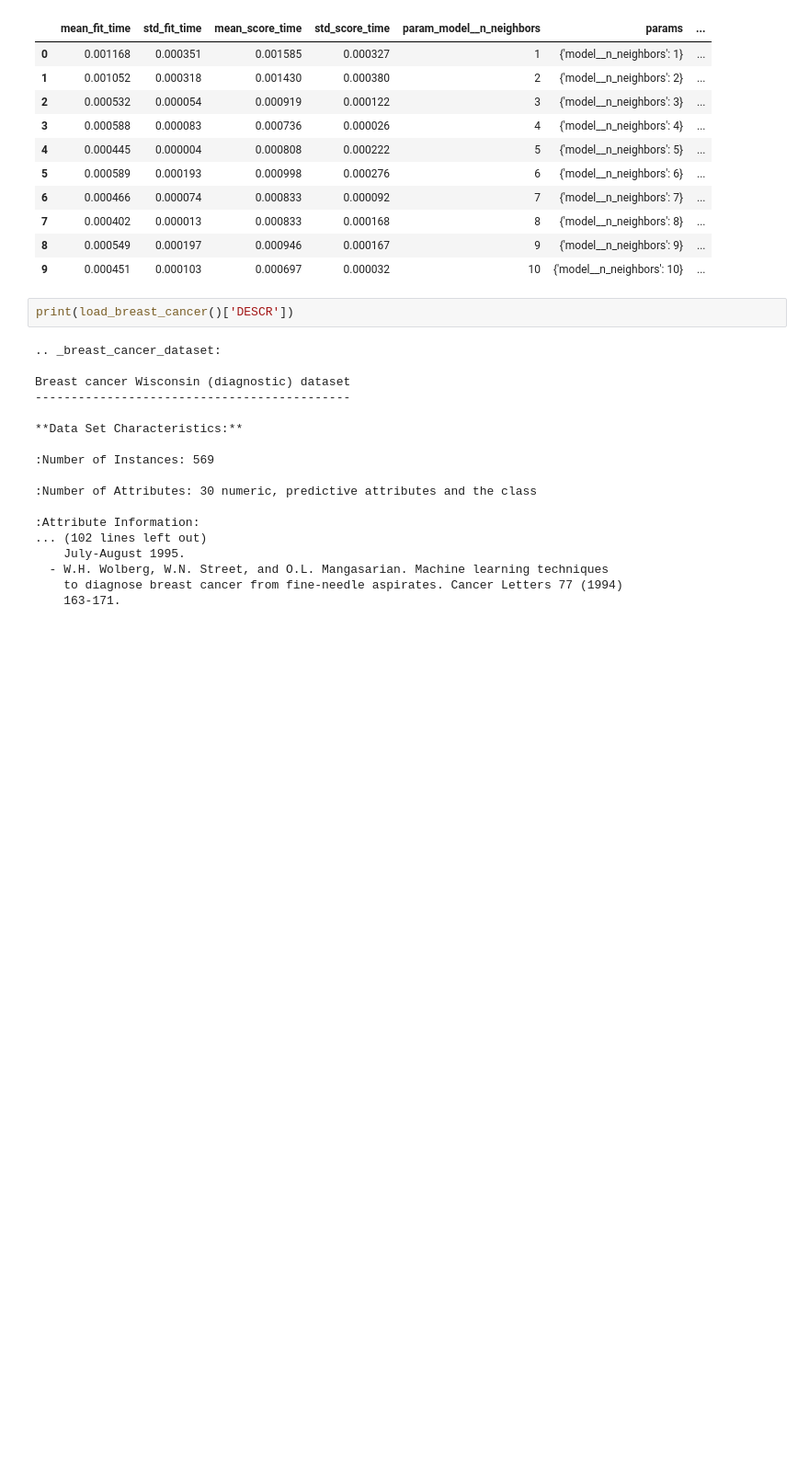
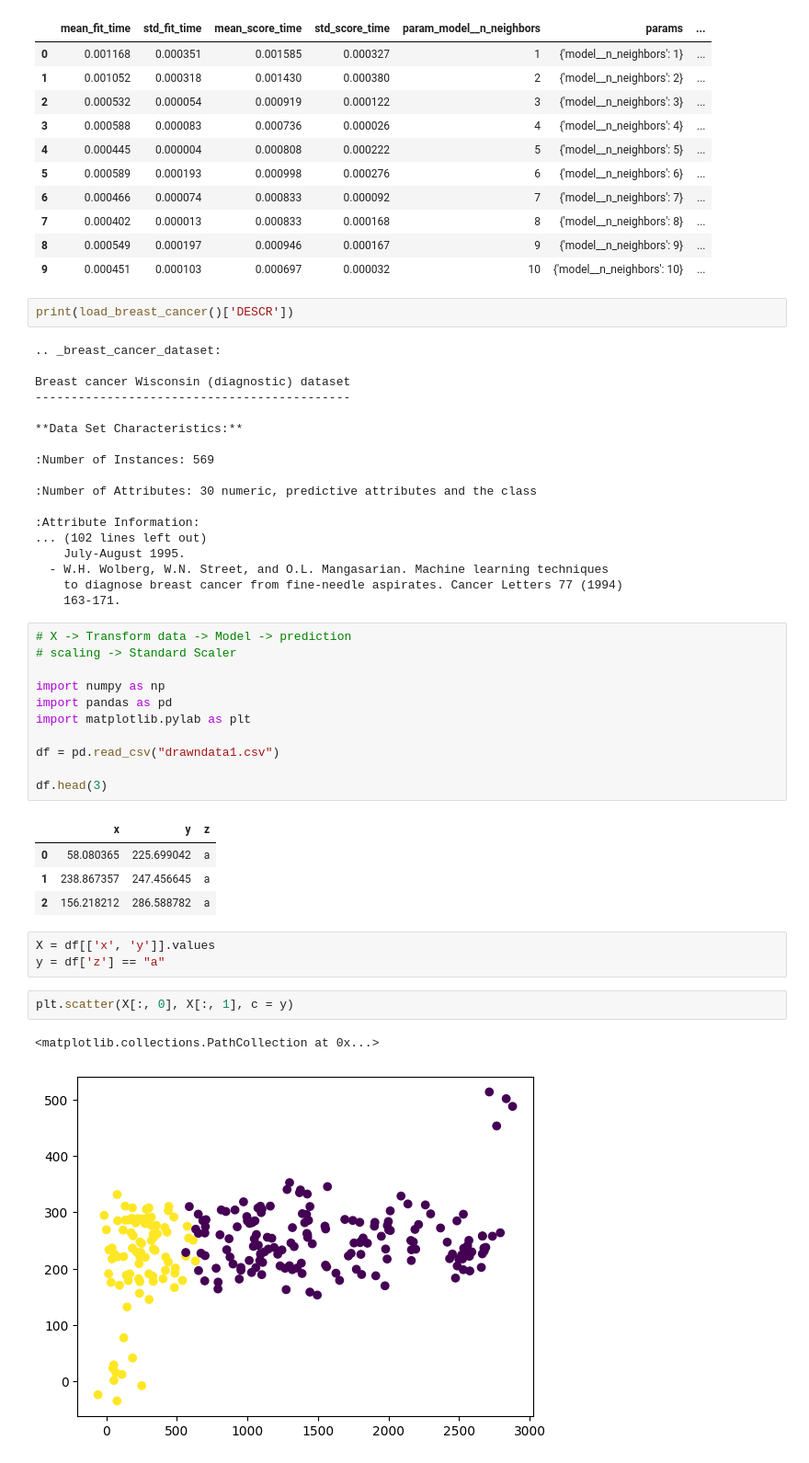
Before and after one commit to askshahkhan/scikit-learn-practice, a Jupyter notebook: scikit-learn.ipynb, the cells around one changed output. Shown at 92% size. Cells and saved outputs as stored; diff of their text form; blank space fills up the shorter version.

```diff
--- a/scikit-learn.ipynb
+++ b/scikit-learn.ipynb
@@ -105,3 +105,27 @@ Breast cancer Wisconsin (diagnostic) dataset
   - W.H. Wolberg, W.N. Street, and O.L. Mangasarian. Machine learning techniques
     to diagnose breast cancer from fine-needle aspirates. Cancer Letters 77 (1994)
     163-171.
+# %%
+# X -> Transform data -> Model -> prediction
+# scaling -> Standard Scaler
+
+import numpy as np
+import pandas as pd
+import matplotlib.pylab as plt
+
+df = pd.read_csv("drawndata1.csv")
+
+df.head(3)
+# %% [output]
+|  | x | y | z |
+| 0 | 58.080365 | 225.699042 | a |
+| 1 | 238.867357 | 247.456645 | a |
+| 2 | 156.218212 | 286.588782 | a |
+# %%
+X = df[['x', 'y']].values
+y = df['z'] == "a"
+# %%
+plt.scatter(X[:, 0], X[:, 1], c = y)
+# %% [output]
+<matplotlib.collections.PathCollection at 0x...>
+[figure, added]
```
Also changed, not shown: parts of 2 cells of this notebook, 1 other file.
